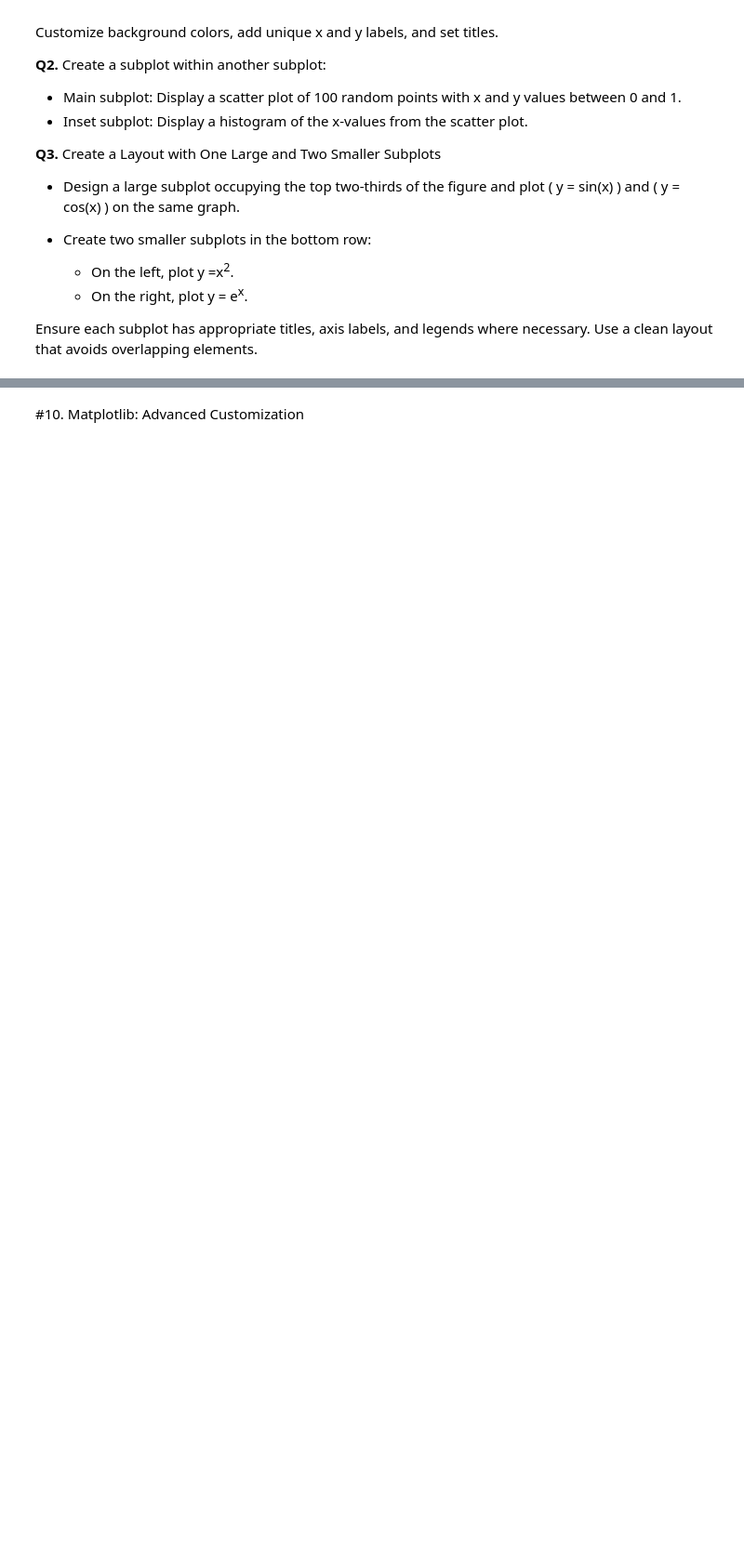
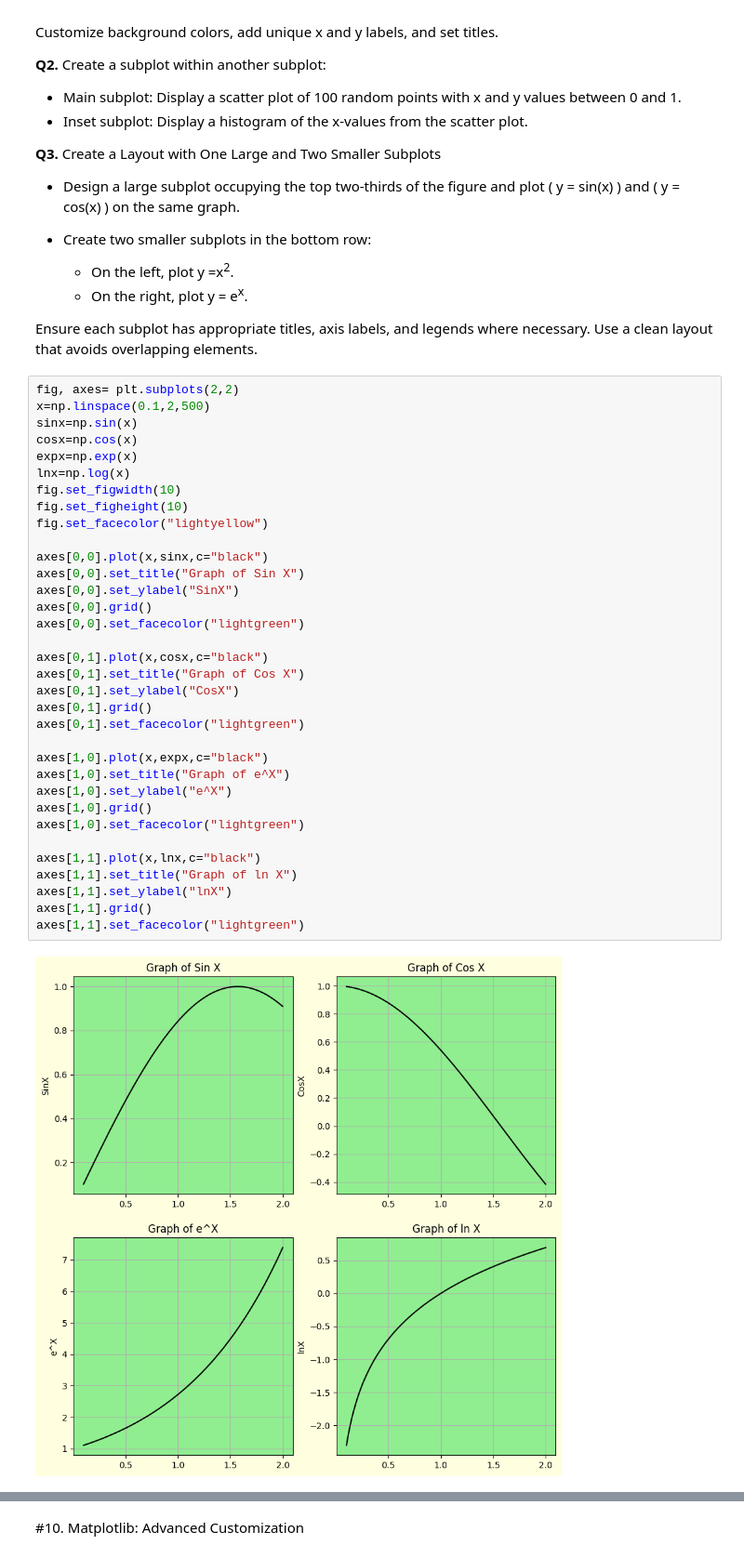
Before and after one commit to ishaank17/PSDV-Grp-ES-114-, a Jupyter notebook: Lab2/Lab2.ipynb, the cells around one changed output, grey strips where cells are left out. Shown at 93% size. Saved outputs shown, nothing was run; the diff lists cells and outputs as text; blank space fills up the shorter version.

```diff
--- a/Lab2/Lab2.ipynb
+++ b/Lab2/Lab2.ipynb
@@ -843,3 +856,39 @@ Customize background colors, add unique x and y labels, and set titles.
    - On the right, plot y = e<sup>x</sup>.
 
 Ensure each subplot has appropriate titles, axis labels, and legends where necessary. Use a clean layout that avoids overlapping elements.
+# %%
+fig, axes= plt.subplots(2,2)
+x=np.linspace(0.1,2,500)
+sinx=np.sin(x)
+cosx=np.cos(x)
+expx=np.exp(x)
+lnx=np.log(x)
+fig.set_figwidth(10)
+fig.set_figheight(10)
+fig.set_facecolor("lightyellow")
+
+axes[0,0].plot(x,sinx,c="black")
+axes[0,0].set_title("Graph of Sin X")
+axes[0,0].set_ylabel("SinX")
+axes[0,0].grid()
+axes[0,0].set_facecolor("lightgreen")
+
+axes[0,1].plot(x,cosx,c="black")
+axes[0,1].set_title("Graph of Cos X")
+axes[0,1].set_ylabel("CosX")
+axes[0,1].grid()
+axes[0,1].set_facecolor("lightgreen")
+
+axes[1,0].plot(x,expx,c="black")
+axes[1,0].set_title("Graph of e^X")
+axes[1,0].set_ylabel("e^X")
+axes[1,0].grid()
+axes[1,0].set_facecolor("lightgreen")
+
+axes[1,1].plot(x,lnx,c="black")
+axes[1,1].set_title("Graph of ln X")
+axes[1,1].set_ylabel("lnX")
+axes[1,1].grid()
+axes[1,1].set_facecolor("lightgreen")
+# %% [output]
+[figure, added]
```
Also changed, not shown: parts of 6 cells of this notebook.
